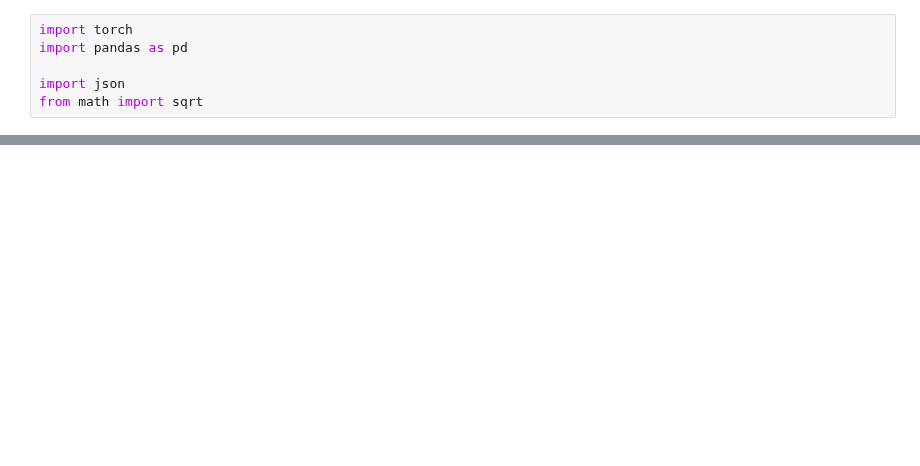
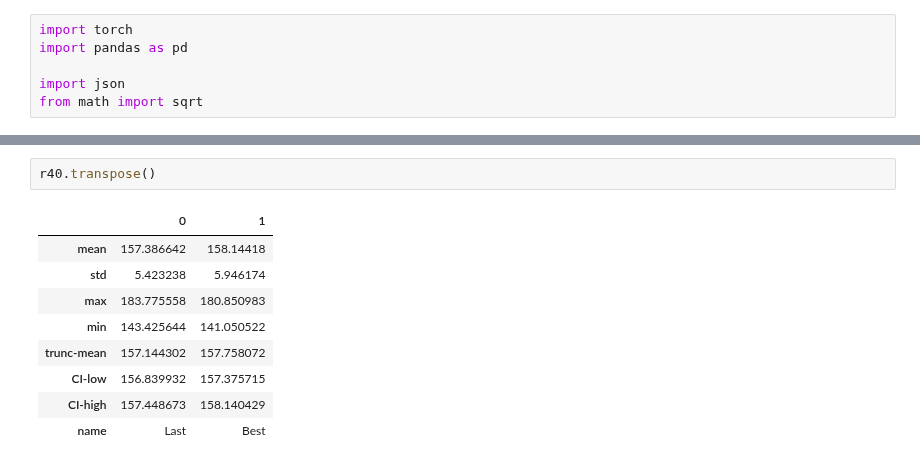
Before and after one commit to zazyzaya/minimal_yawning_titan, a Jupyter notebook: notebooks/eval.ipynb, the cells around one changed output, grey strips where cells are left out. Saved outputs shown, nothing was run; the diff lists cells and outputs as text; blank space fills up the shorter version.

```diff
--- a/notebooks/eval.ipynb
+++ b/notebooks/eval.ipynb
@@ -83,0 +86,12 @@ print(json.dumps(get_results('10N_init'), indent=1))
+# %%
+r40.transpose()
+# %% [output]
+|  | 0 | 1 |
+| mean | 157.386642 | 158.14418 |
+| std | 5.423238 | 5.946174 |
+| max | 183.775558 | 180.850983 |
+| min | 143.425644 | 141.050522 |
+| trunc-mean | 157.144302 | 157.758072 |
+| CI-low | 156.839932 | 157.375715 |
+| CI-high | 157.448673 | 158.140429 |
+| name | Last | Best |
```
Also changed, not shown: parts of 7 cells of this notebook, 10 other files.
